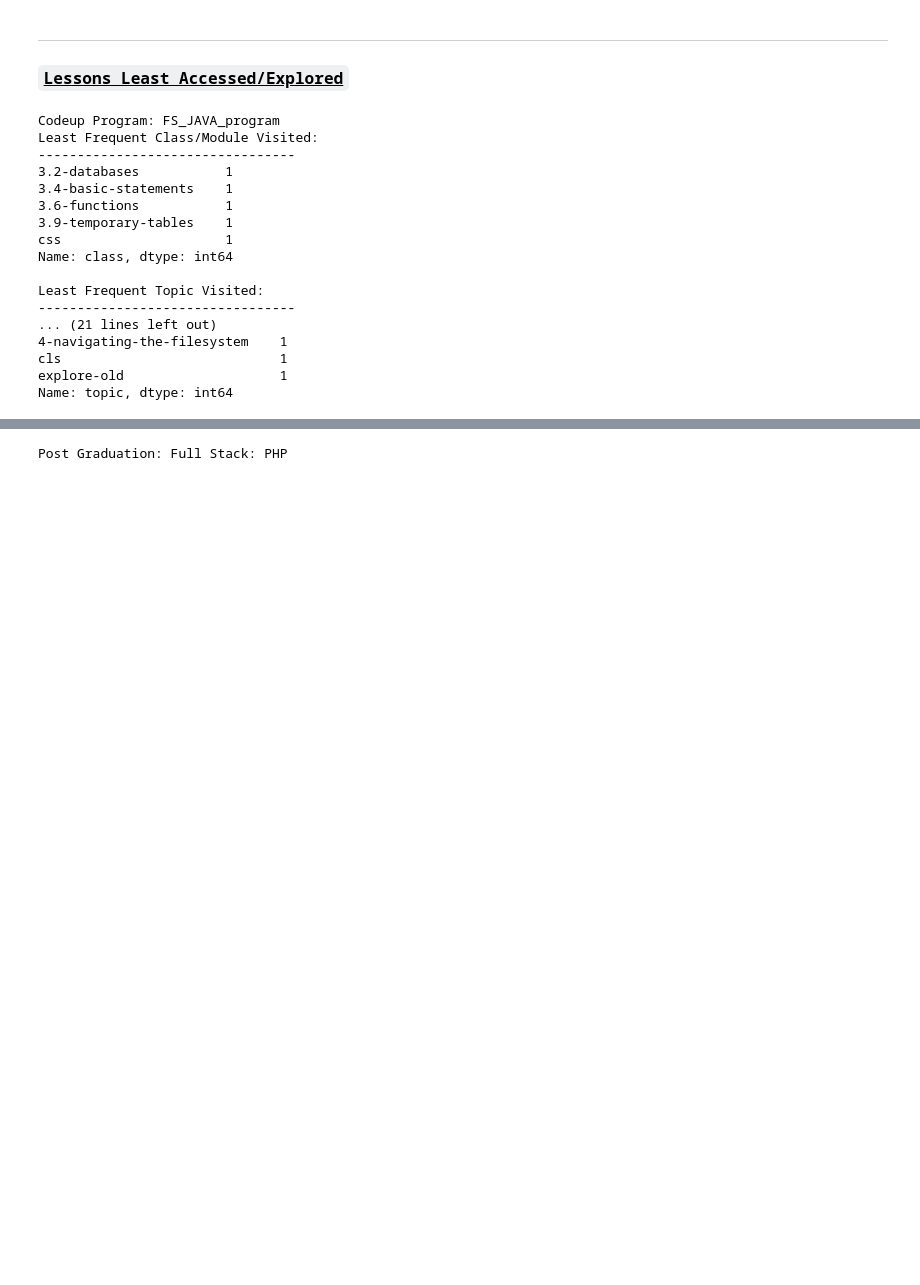
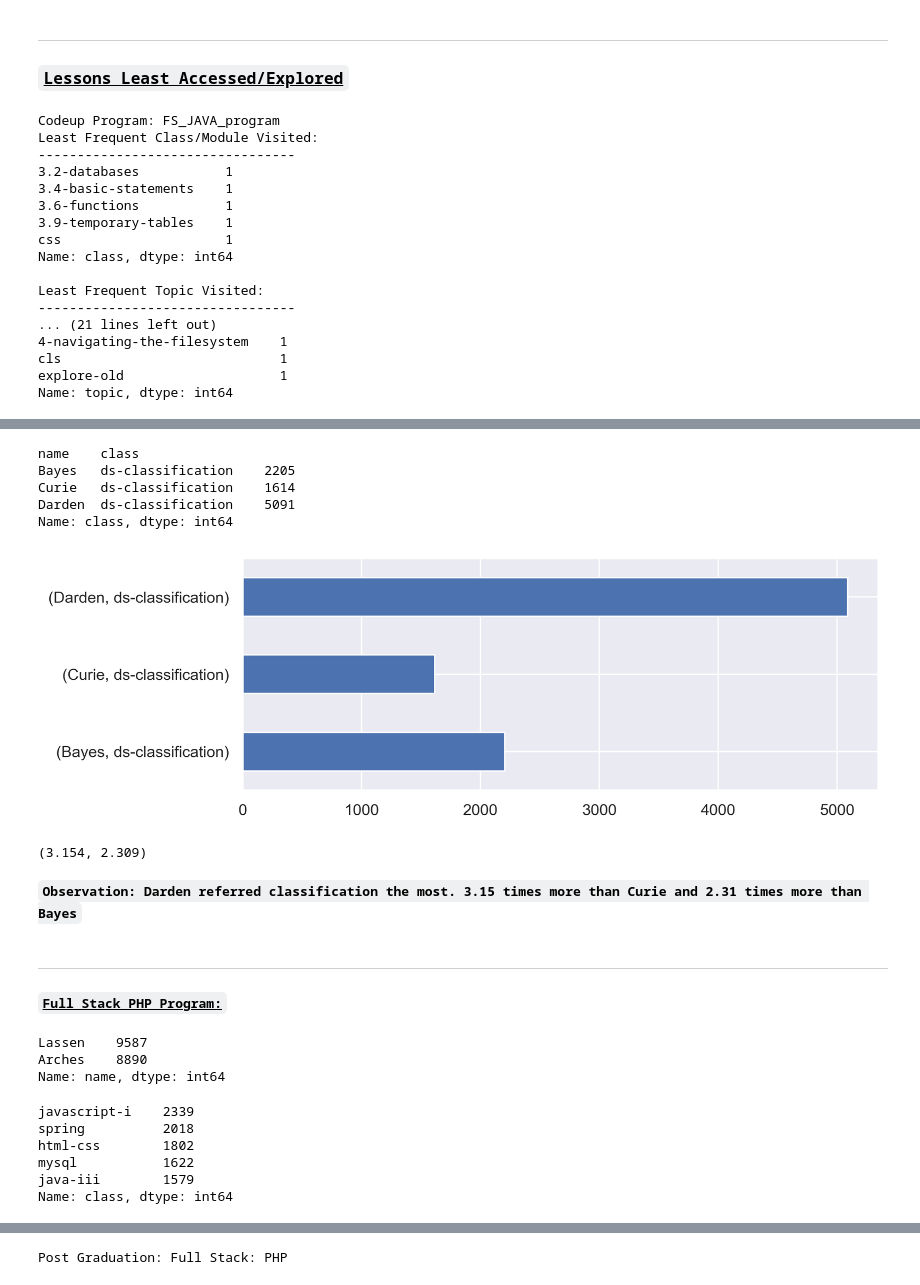
Before and after one commit to Kalpana-duo/project_anomaly, a Jupyter notebook: final_report.ipynb, the cells around one changed output, grey strips where cells are left out. Cells and saved outputs as stored; diff of their text form; code cells hidden in the pictures; blank space fills up the shorter version.

```diff
--- a/final_report.ipynb
+++ b/final_report.ipynb
@@ -271,0 +336,55 @@ Name: topic, dtype: int64
+# %%
+# By the Numbers: DS Classification
+
+ds1[ds1['class'] == 'ds-classification'].groupby('name')['class'].value_counts()
+# %% [output]
+name    class
+Bayes   ds-classification    2205
+Curie   ds-classification    1614
+Darden  ds-classification    5091
+Name: class, dtype: int64
+# %%
+# classification by Cohort
+
+plt.figure(figsize=(8, 3))
+
+ds1[ds1['class'] == 'ds-classification'].groupby('name')['class'].value_counts().plot.barh()
+
+# plt.title() ?
+plt.ylabel(None)
+plt.show()
+# %% [output]
+[figure, added]
+# %%
+# calculating difference
+
+round((5091/1614), 3), round((5091/2205), 3)
+# %% [output]
+(3.154, 2.309)
+# %% [markdown]
+**``Observation: Darden referred classification the most. 3.15 times more than Curie and 2.31 times more than Bayes``**
+# %% [markdown]
+----
+#### <u>``Full Stack PHP Program:``</u>
+# %%
+# creting the PHP dataframe
+fs_php = df[df.program_id == 1]
+
+# use top two cohorts due to imbalanced value counts
+fs_php1 = fs_php[(fs_php.name == 'Lassen') | (fs_php.name == 'Arches')]
+fs_php1.name.value_counts()
+# %% [output]
+Lassen    9587
+Arches    8890
+Name: name, dtype: int64
+# %%
+# selecting the top 5 classes for comparison
+
+fs_php1['class'].value_counts().head(5)
+# %% [output]
+javascript-i    2339
+spring          2018
+html-css        1802
+mysql           1622
+java-iii        1579
+Name: class, dtype: int64
```
Also changed, not shown: parts of 30 cells of this notebook.
